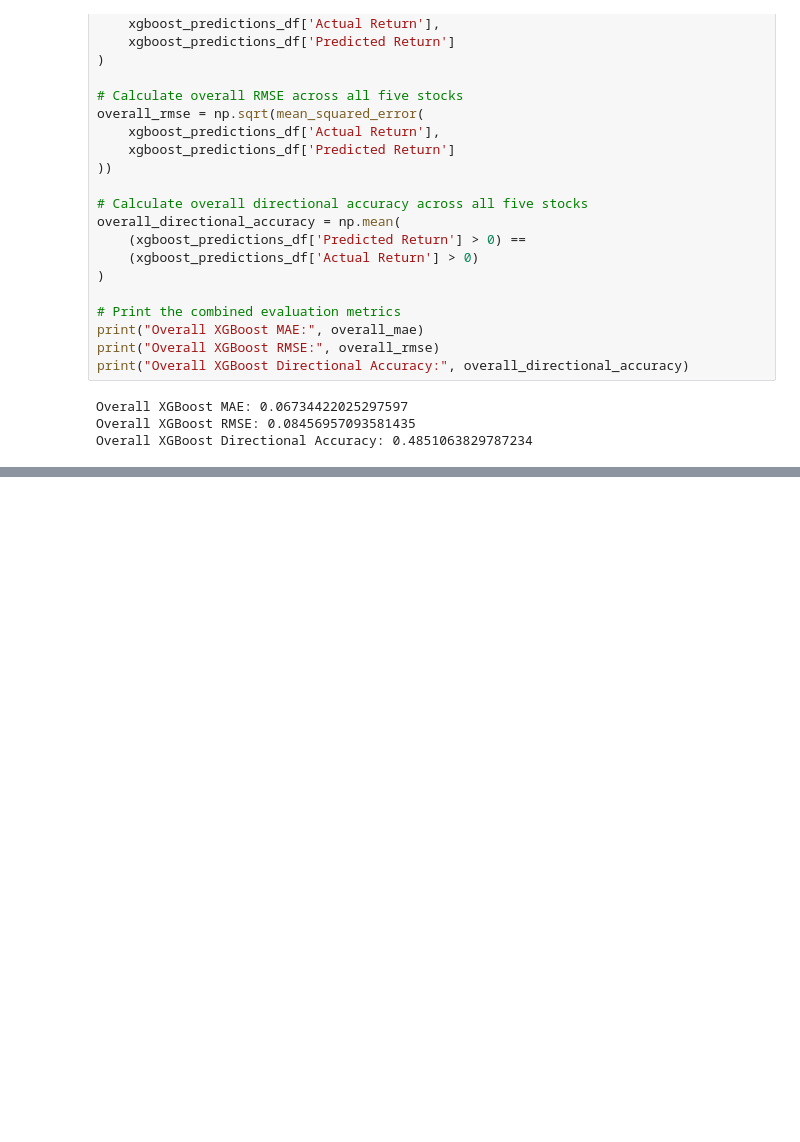
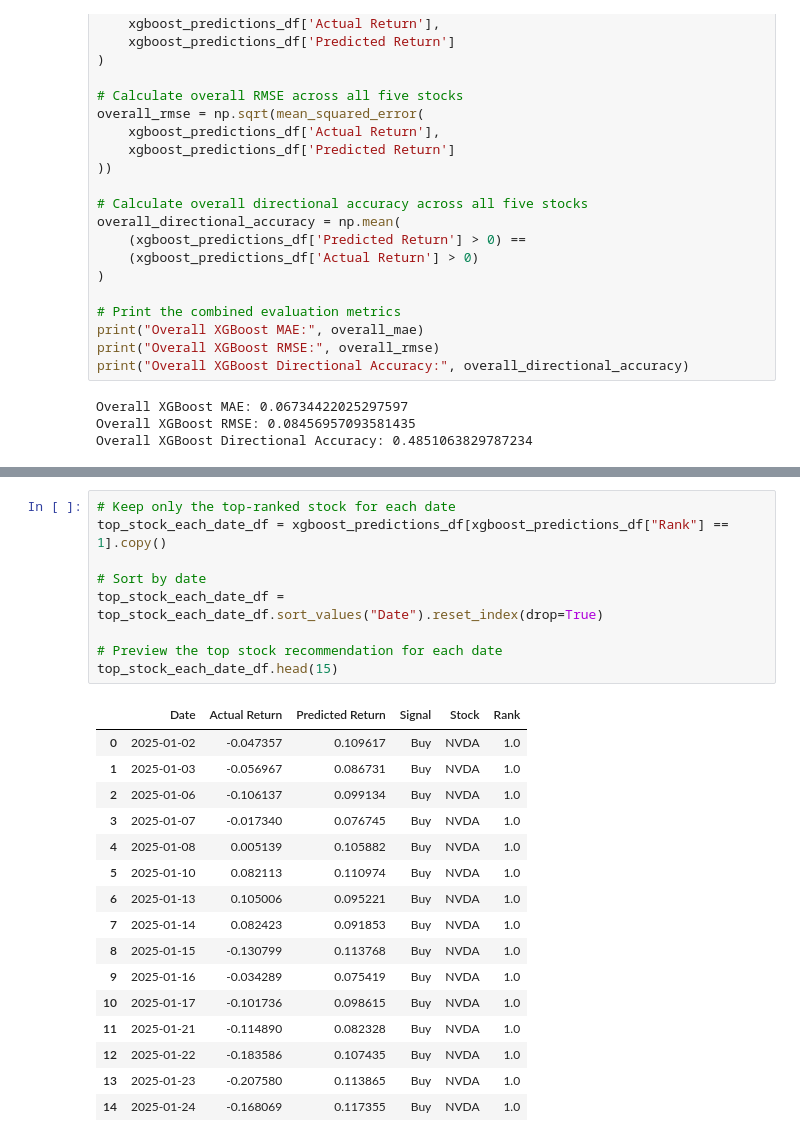
Before and after one commit to SU-IST707-SP26/group-project-algorithm-architects, a Jupyter notebook: work/Models/Xgboost_model.ipynb, the cells around one changed output, grey strips where cells are left out. Drawn from its saved outputs; the diff is of its cells as text; blank space fills up the shorter version.

```diff
--- a/work/Models/Xgboost_model.ipynb
+++ b/work/Models/Xgboost_model.ipynb
@@ -2708,0 +2607,26 @@ Overall XGBoost Directional Accuracy: 0.4851063829787234
+# %%
+# Keep only the top-ranked stock for each date
+top_stock_each_date_df = xgboost_predictions_df[xgboost_predictions_df["Rank"] == 1].copy()
+
+# Sort by date
+top_stock_each_date_df = top_stock_each_date_df.sort_values("Date").reset_index(drop=True)
+
+# Preview the top stock recommendation for each date
+top_stock_each_date_df.head(15)
+# %% [output]
+|  | Date | Actual Return | Predicted Return | Signal | Stock | Rank |
+| 0 | 2025-01-02 | -0.047357 | 0.109617 | Buy | NVDA | 1.0 |
+| 1 | 2025-01-03 | -0.056967 | 0.086731 | Buy | NVDA | 1.0 |
+| 2 | 2025-01-06 | -0.106137 | 0.099134 | Buy | NVDA | 1.0 |
+| 3 | 2025-01-07 | -0.017340 | 0.076745 | Buy | NVDA | 1.0 |
+| 4 | 2025-01-08 | 0.005139 | 0.105882 | Buy | NVDA | 1.0 |
+| 5 | 2025-01-10 | 0.082113 | 0.110974 | Buy | NVDA | 1.0 |
+| 6 | 2025-01-13 | 0.105006 | 0.095221 | Buy | NVDA | 1.0 |
+| 7 | 2025-01-14 | 0.082423 | 0.091853 | Buy | NVDA | 1.0 |
+| 8 | 2025-01-15 | -0.130799 | 0.113768 | Buy | NVDA | 1.0 |
+| 9 | 2025-01-16 | -0.034289 | 0.075419 | Buy | NVDA | 1.0 |
+| 10 | 2025-01-17 | -0.101736 | 0.098615 | Buy | NVDA | 1.0 |
+| 11 | 2025-01-21 | -0.114890 | 0.082328 | Buy | NVDA | 1.0 |
+| 12 | 2025-01-22 | -0.183586 | 0.107435 | Buy | NVDA | 1.0 |
+| 13 | 2025-01-23 | -0.207580 | 0.113865 | Buy | NVDA | 1.0 |
+| 14 | 2025-01-24 | -0.168069 | 0.117355 | Buy | NVDA | 1.0 |
```
Also changed, not shown: parts of 53 cells of this notebook.
